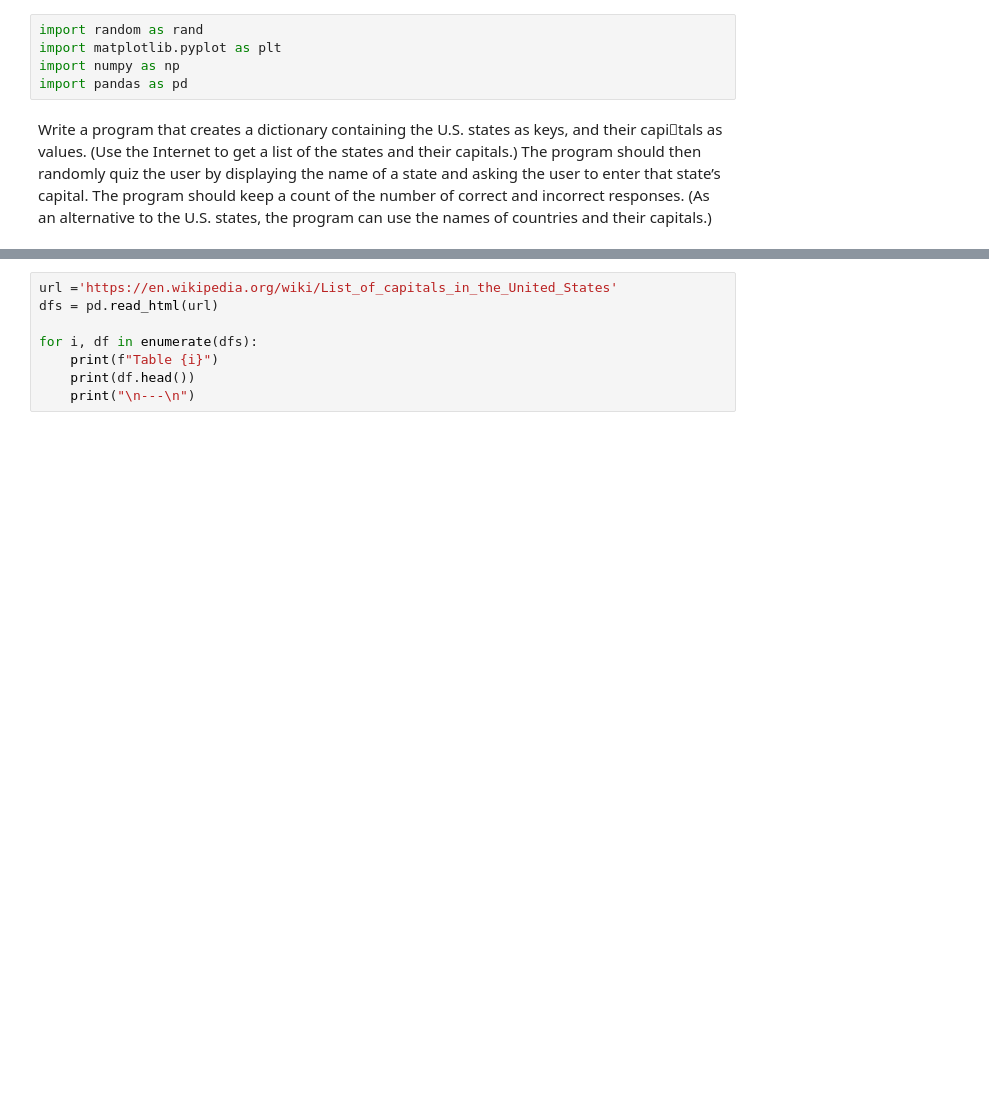
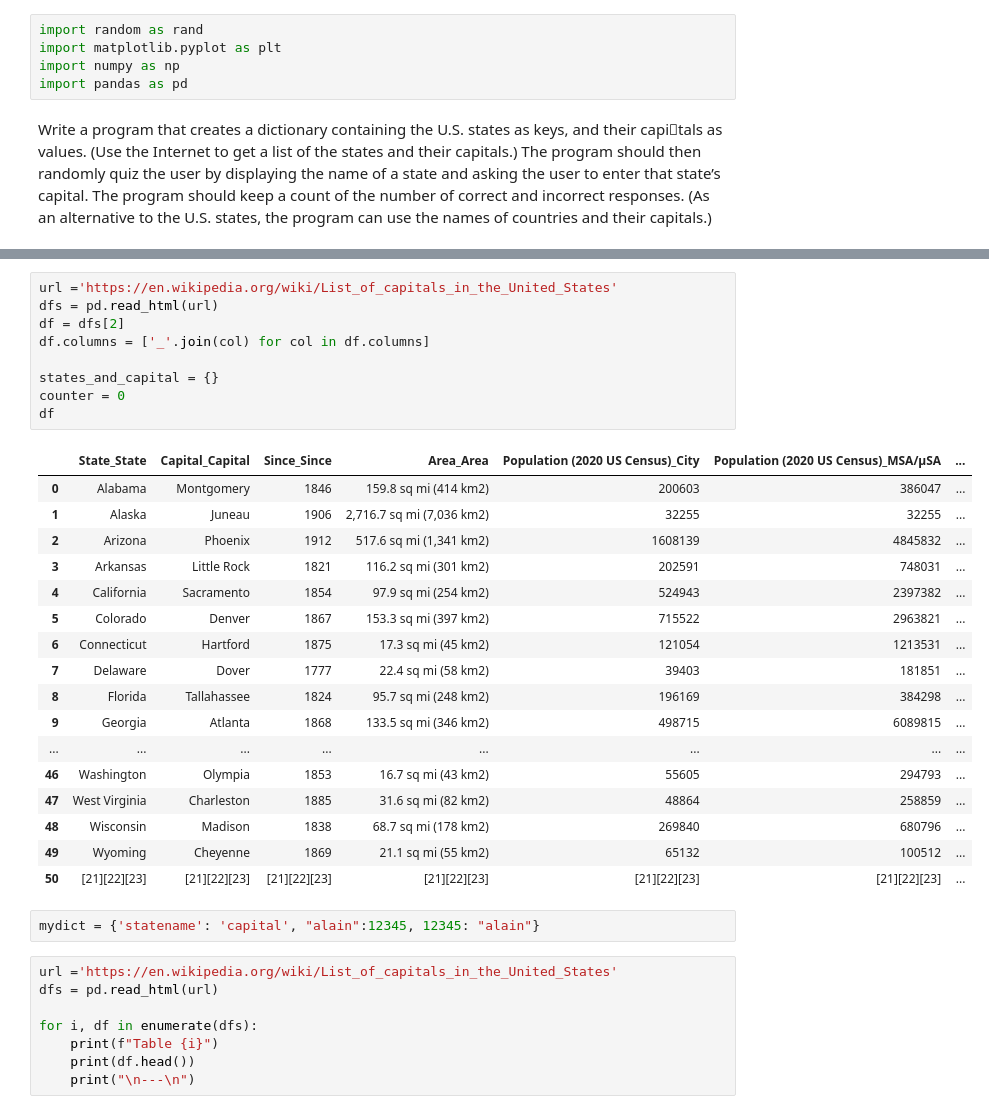
Before and after one commit to AlainEuksuzian/Python-Refresher, a Jupyter notebook: python-refresher/Dictionary.ipynb, the cells around one changed output, grey strips where cells are left out. Drawn from its saved outputs; the diff is of its cells as text; blank space fills up the shorter version.

```diff
--- a/python-refresher/Dictionary.ipynb
+++ b/python-refresher/Dictionary.ipynb
@@ -48,3 +46,32 @@ Incorret
+# %%
+url ='https://en.wikipedia.org/wiki/List_of_capitals_in_the_United_States'
+dfs = pd.read_html(url)
+df = dfs[2]
+df.columns = ['_'.join(col) for col in df.columns]
+
+states_and_capital = {}
+counter = 0
+df
+# %% [output]
+|  | State_State | Capital_Capital | Since_Since | Area_Area | Population (2020 US Census)_City | Population (2020 US Census)_MSA/µSA | ... |
+| 0 | Alabama | Montgomery | 1846 | 159.8 sq mi (414 km2) | 200603 | 386047 | ... |
+| 1 | Alaska | Juneau | 1906 | 2,716.7 sq mi (7,036 km2) | 32255 | 32255 | ... |
+| 2 | Arizona | Phoenix | 1912 | 517.6 sq mi (1,341 km2) | 1608139 | 4845832 | ... |
+| 3 | Arkansas | Little Rock | 1821 | 116.2 sq mi (301 km2) | 202591 | 748031 | ... |
+| 4 | California | Sacramento | 1854 | 97.9 sq mi (254 km2) | 524943 | 2397382 | ... |
+| 5 | Colorado | Denver | 1867 | 153.3 sq mi (397 km2) | 715522 | 2963821 | ... |
+| 6 | Connecticut | Hartford | 1875 | 17.3 sq mi (45 km2) | 121054 | 1213531 | ... |
+| 7 | Delaware | Dover | 1777 | 22.4 sq mi (58 km2) | 39403 | 181851 | ... |
+| 8 | Florida | Tallahassee | 1824 | 95.7 sq mi (248 km2) | 196169 | 384298 | ... |
+| 9 | Georgia | Atlanta | 1868 | 133.5 sq mi (346 km2) | 498715 | 6089815 | ... |
+| ... | ... | ... | ... | ... | ... | ... | ... |
+| 46 | Washington | Olympia | 1853 | 16.7 sq mi (43 km2) | 55605 | 294793 | ... |
+| 47 | West Virginia | Charleston | 1885 | 31.6 sq mi (82 km2) | 48864 | 258859 | ... |
+| 48 | Wisconsin | Madison | 1838 | 68.7 sq mi (178 km2) | 269840 | 680796 | ... |
+| 49 | Wyoming | Cheyenne | 1869 | 21.1 sq mi (55 km2) | 65132 | 100512 | ... |
+| 50 | [21][22][23] | [21][22][23] | [21][22][23] | [21][22][23] | [21][22][23] | [21][22][23] | ... |
+# %%
+mydict = {'statename': 'capital', "alain":12345, 12345: "alain"}
 # %%
 url ='https://en.wikipedia.org/wiki/List_of_capitals_in_the_United_States'
 dfs = pd.read_html(url)
```
Also changed, not shown: parts of 2 cells of this notebook.
